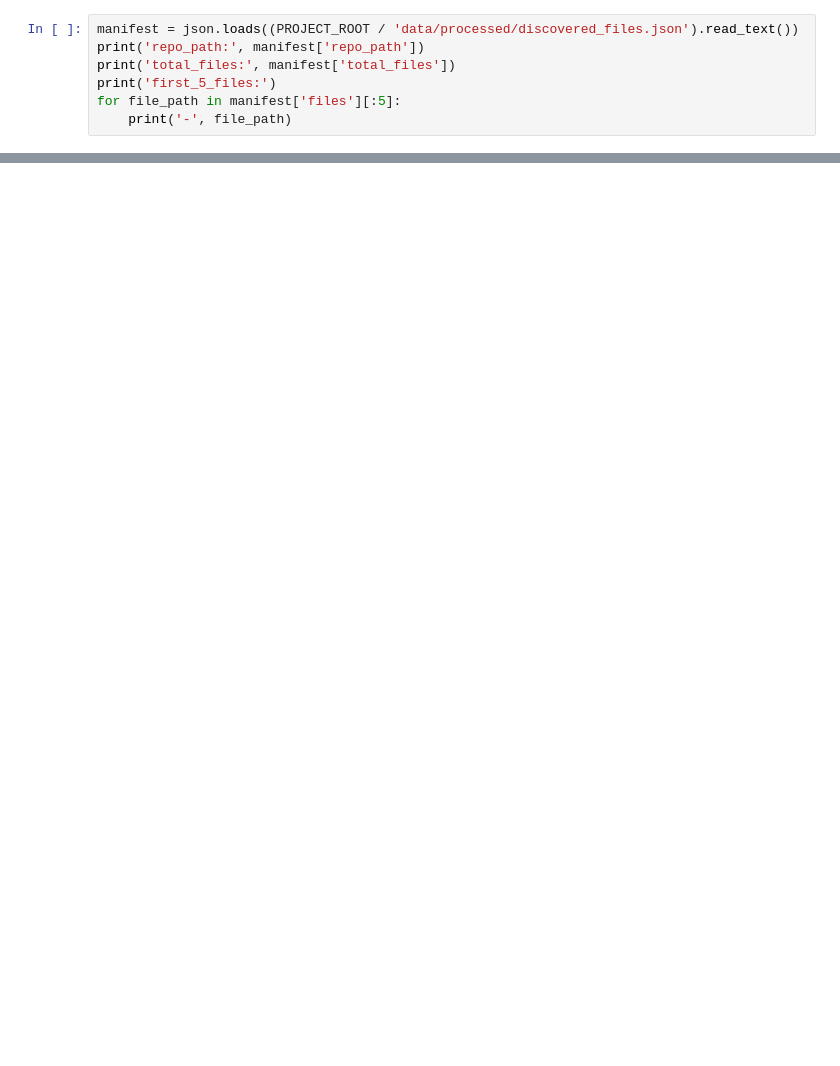
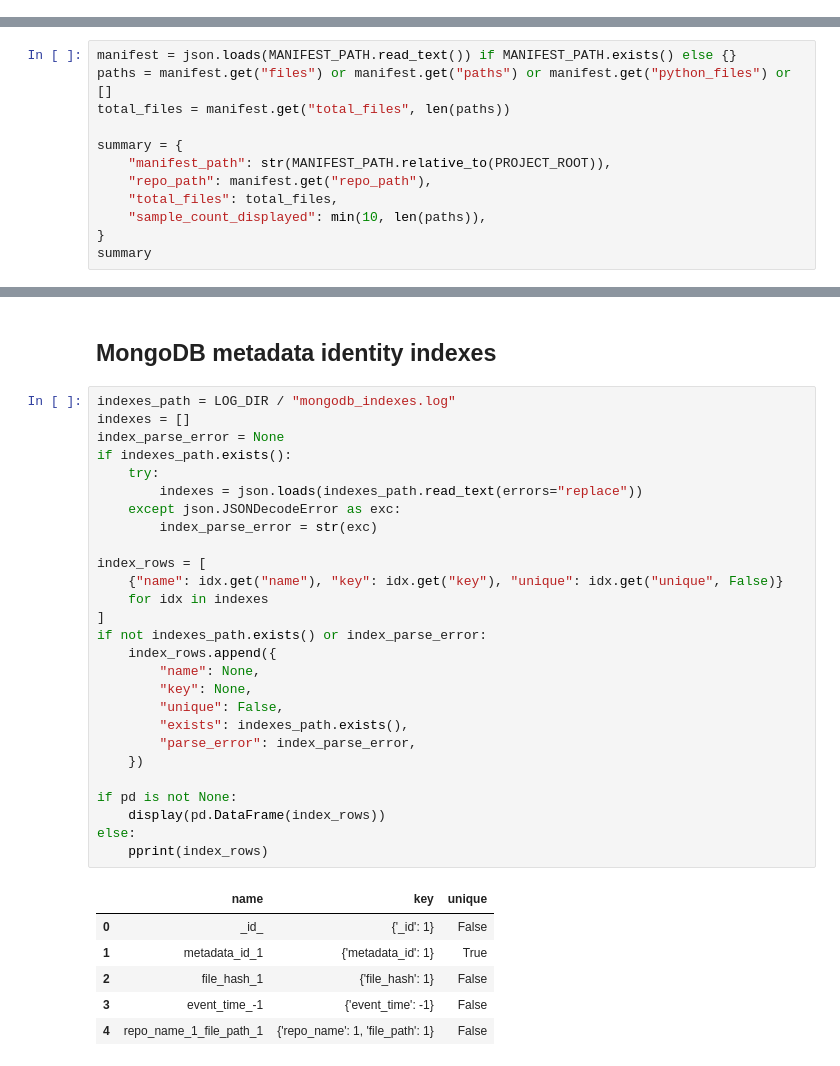
Before and after one commit to ThisMacht/Streaming, a Jupyter notebook: book/notebooks/pipeline_demo.ipynb, the cells around one changed output, grey strips where cells are left out. Cells and saved outputs as stored; diff of their text form; blank space fills up the shorter version.

```diff
--- a/book/notebooks/pipeline_demo.ipynb
+++ b/book/notebooks/pipeline_demo.ipynb
@@ -16,7 +0,0 @@ Artifact root: Streaming
-# %%
-manifest = json.loads((PROJECT_ROOT / 'data/processed/discovered_files.json').read_text())
-print('repo_path:', manifest['repo_path'])
-print('total_files:', manifest['total_files'])
-print('first_5_files:')
-for file_path in manifest['files'][:5]:
-    print('-', file_path)
@@ -140,0 +107,12 @@ duplicate_edge_id_groups=0
+# %%
+manifest = json.loads(MANIFEST_PATH.read_text()) if MANIFEST_PATH.exists() else {}
+paths = manifest.get("files") or manifest.get("paths") or manifest.get("python_files") or []
+total_files = manifest.get("total_files", len(paths))
+
+summary = {
+    "manifest_path": str(MANIFEST_PATH.relative_to(PROJECT_ROOT)),
+    "repo_path": manifest.get("repo_path"),
+    "total_files": total_files,
+    "sample_count_displayed": min(10, len(paths)),
+}
+summary
@@ -140,0 +298,36 @@ duplicate_edge_id_groups=0
+# %% [markdown]
+## MongoDB metadata identity indexes
+# %%
+indexes_path = LOG_DIR / "mongodb_indexes.log"
+indexes = []
+index_parse_error = None
+if indexes_path.exists():
+    try:
+        indexes = json.loads(indexes_path.read_text(errors="replace"))
+    except json.JSONDecodeError as exc:
+        index_parse_error = str(exc)
+
+index_rows = [
+    {"name": idx.get("name"), "key": idx.get("key"), "unique": idx.get("unique", False)}
+    for idx in indexes
+]
+if not indexes_path.exists() or index_parse_error:
+    index_rows.append({
+        "name": None,
+        "key": None,
+        "unique": False,
+        "exists": indexes_path.exists(),
+        "parse_error": index_parse_error,
+    })
+
+if pd is not None:
+    display(pd.DataFrame(index_rows))
+else:
+    pprint(index_rows)
+# %% [output]
+|  | name | key | unique |
+| 0 | _id_ | {'_id': 1} | False |
+| 1 | metadata_id_1 | {'metadata_id': 1} | True |
+| 2 | file_hash_1 | {'file_hash': 1} | False |
+| 3 | event_time_-1 | {'event_time': -1} | False |
+| 4 | repo_name_1_file_path_1 | {'repo_name': 1, 'file_path': 1} | False |
```
Also changed, not shown: parts of 39 cells of this notebook, 12 other files.
